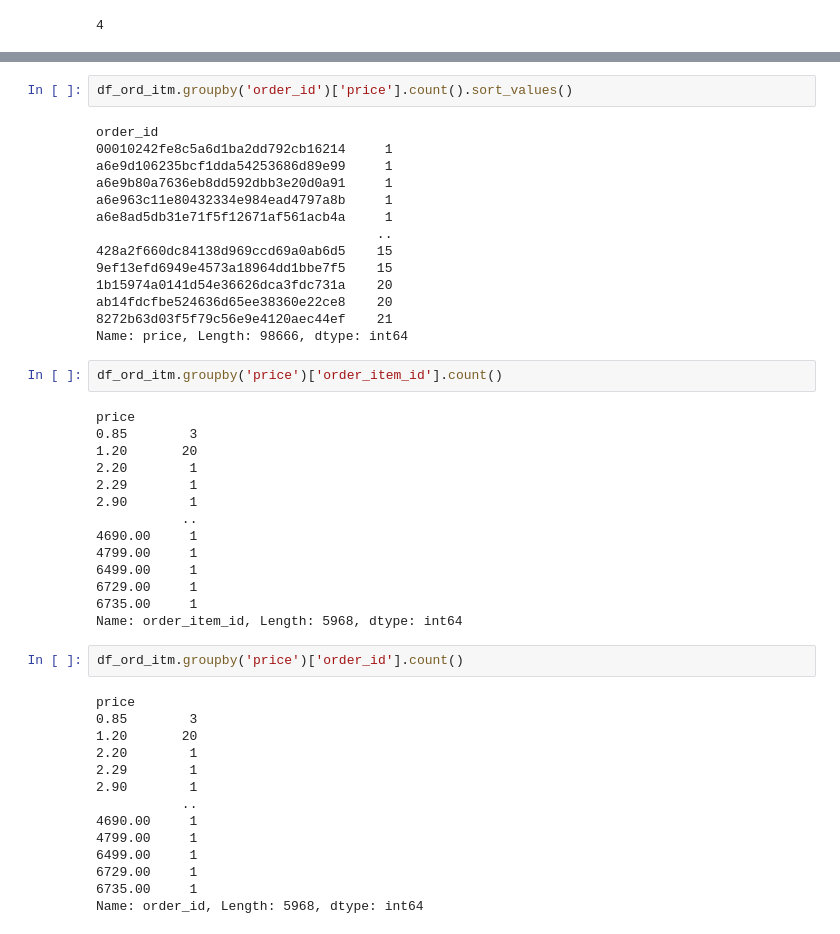
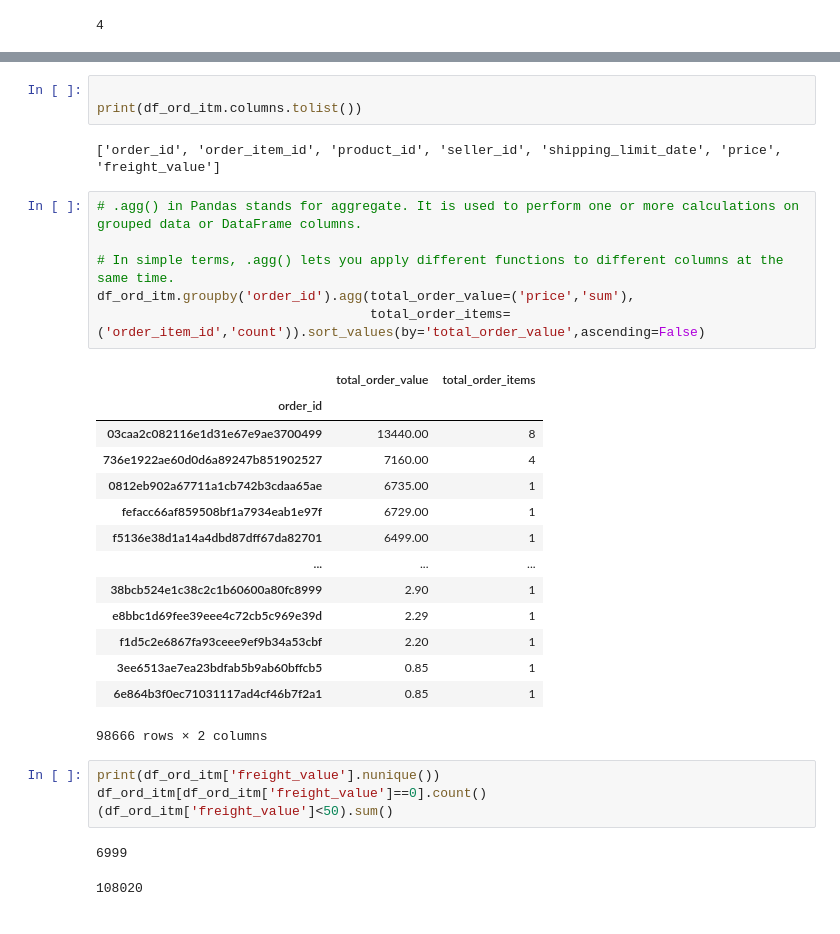
Before and after one commit to ABHISHEK-K-M-775/E-commerce-Sales-and-Customer-Satisfaction-Analysis, a Jupyter notebook: EDA.ipynb, the cells around one changed output, grey strips where cells are left out. Cells and saved outputs as stored; diff of their text form.

```diff
--- a/EDA.ipynb
+++ b/EDA.ipynb
@@ -446,51 +423,36 @@ order_id
 206       1
 2033      1
 Name: count, Length: 257, dtype: int64
+# %%
+
+print(df_ord_itm.columns.tolist())
+# %% [output]
+['order_id', 'order_item_id', 'product_id', 'seller_id', 'shipping_limit_date', 'price', 'freight_value']
 # %%
-df_ord_itm.groupby('order_id')['price'].count().sort_values()
+# .agg() in Pandas stands for aggregate. It is used to perform one or more calculations on grouped data or DataFrame columns.
+
+# In simple terms, .agg() lets you apply different functions to different columns at the same time.
+df_ord_itm.groupby('order_id').agg(total_order_value=('price','sum'),
+                                   total_order_items=('order_item_id','count')).sort_values(by='total_order_value',ascending=False)
 # %% [output]
+|  | total_order_value | total_order_items |
+| order_id |  |  |
+| 03caa2c082116e1d31e67e9ae3700499 | 13440.00 | 8 |
+| 736e1922ae60d0d6a89247b851902527 | 7160.00 | 4 |
+| 0812eb902a67711a1cb742b3cdaa65ae | 6735.00 | 1 |
+| fefacc66af859508bf1a7934eab1e97f | 6729.00 | 1 |
+| f5136e38d1a14a4dbd87dff67da82701 | 6499.00 | 1 |
+| ... | ... | ... |
+| 38bcb524e1c38c2c1b60600a80fc8999 | 2.90 | 1 |
+| e8bbc1d69fee39eee4c72cb5c969e39d | 2.29 | 1 |
+| f1d5c2e6867fa93ceee9ef9b34a53cbf | 2.20 | 1 |
+| 3ee6513ae7ea23bdfab5b9ab60bffcb5 | 0.85 | 1 |
+| 6e864b3f0ec71031117ad4cf46b7f2a1 | 0.85 | 1 |
-order_id
-00010242fe8c5a6d1ba2dd792cb16214     1
-a6e9d106235bcf1dda54253686d89e99     1
-a6e9b80a7636eb8dd592dbb3e20d0a91     1
-a6e963c11e80432334e984ead4797a8b     1
-a6e8ad5db31e71f5f12671af561acb4a     1
-                                    ..
-428a2f660dc84138d969ccd69a0ab6d5    15
-9ef13efd6949e4573a18964dd1bbe7f5    15
-1b15974a0141d54e36626dca3fdc731a    20
-ab14fdcfbe524636d65ee38360e22ce8    20
-8272b63d03f5f79c56e9e4120aec44ef    21
-Name: price, Length: 98666, dtype: int64
+98666 rows × 2 columns
-# %%
-df_ord_itm.groupby('price')['order_item_id'].count()
-# %% [output]
-price
-0.85        3
-1.20       20
-2.20        1
-2.29        1
-2.90        1
-           ..
-4690.00     1
-4799.00     1
-6499.00     1
-6729.00     1
-6735.00     1
-Name: order_item_id, Length: 5968, dtype: int64
-# %%
-df_ord_itm.groupby('price')['order_id'].count()
-# %% [output]
-price
-0.85        3
-1.20       20
-2.20        1
-2.29        1
-2.90        1
-           ..
-4690.00     1
-4799.00     1
-6499.00     1
-6729.00     1
-6735.00     1
-Name: order_id, Length: 5968, dtype: int64
+# %%
+print(df_ord_itm['freight_value'].nunique())
+df_ord_itm[df_ord_itm['freight_value']==0].count()
+(df_ord_itm['freight_value']<50).sum()
+# %% [output]
+6999
+108020
```
Also changed, not shown: parts of 18 cells of this notebook.
